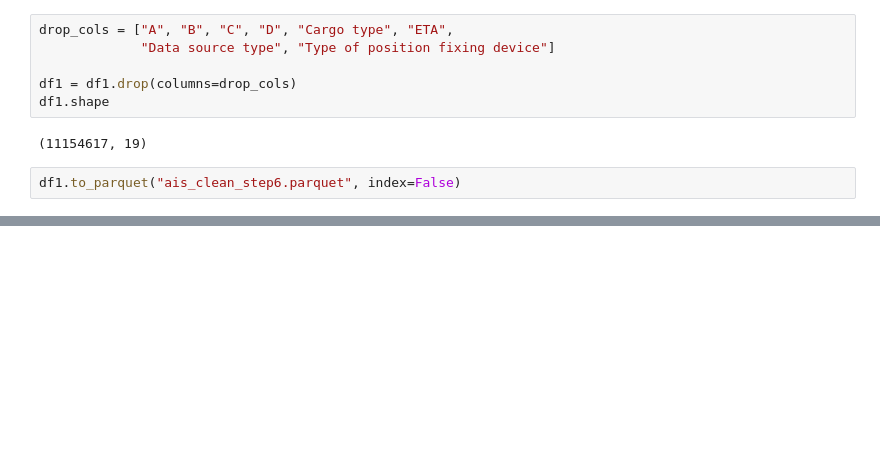
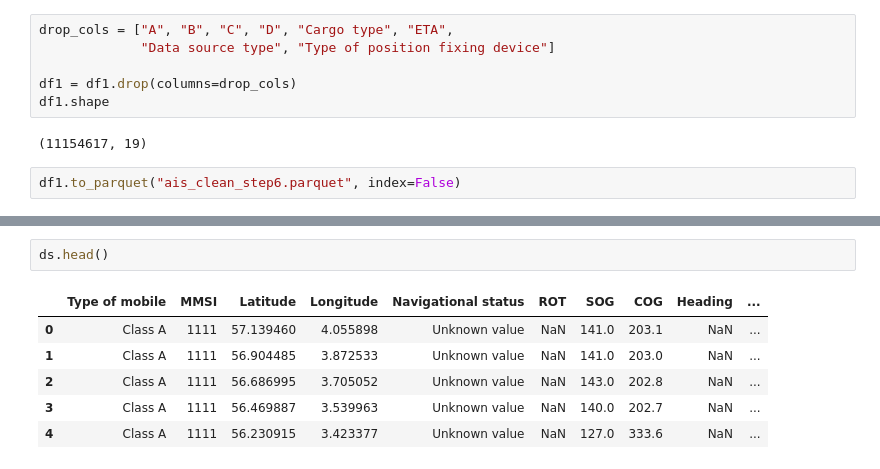
Before and after one commit to abir171915/vessel_tracking, a Jupyter notebook: ve_track.ipynb, the cells around one changed output, grey strips where cells are left out. Cells and saved outputs as stored; diff of their text form; blank space fills up the shorter version.

```diff
--- a/ve_track.ipynb
+++ b/ve_track.ipynb
@@ -278,0 +337,9 @@ df1.to_parquet("ais_clean_step6.parquet", index=False)
+# %%
+ds.head()
+# %% [output]
+|  | Type of mobile | MMSI | Latitude | Longitude | Navigational status | ROT | SOG | COG | Heading | ... |
+| 0 | Class A | 1111 | 57.139460 | 4.055898 | Unknown value | NaN | 141.0 | 203.1 | NaN | ... |
+| 1 | Class A | 1111 | 56.904485 | 3.872533 | Unknown value | NaN | 141.0 | 203.0 | NaN | ... |
+| 2 | Class A | 1111 | 56.686995 | 3.705052 | Unknown value | NaN | 143.0 | 202.8 | NaN | ... |
+| 3 | Class A | 1111 | 56.469887 | 3.539963 | Unknown value | NaN | 140.0 | 202.7 | NaN | ... |
+| 4 | Class A | 1111 | 56.230915 | 3.423377 | Unknown value | NaN | 127.0 | 333.6 | NaN | ... |
```
Also changed, not shown: parts of 12 cells of this notebook.
